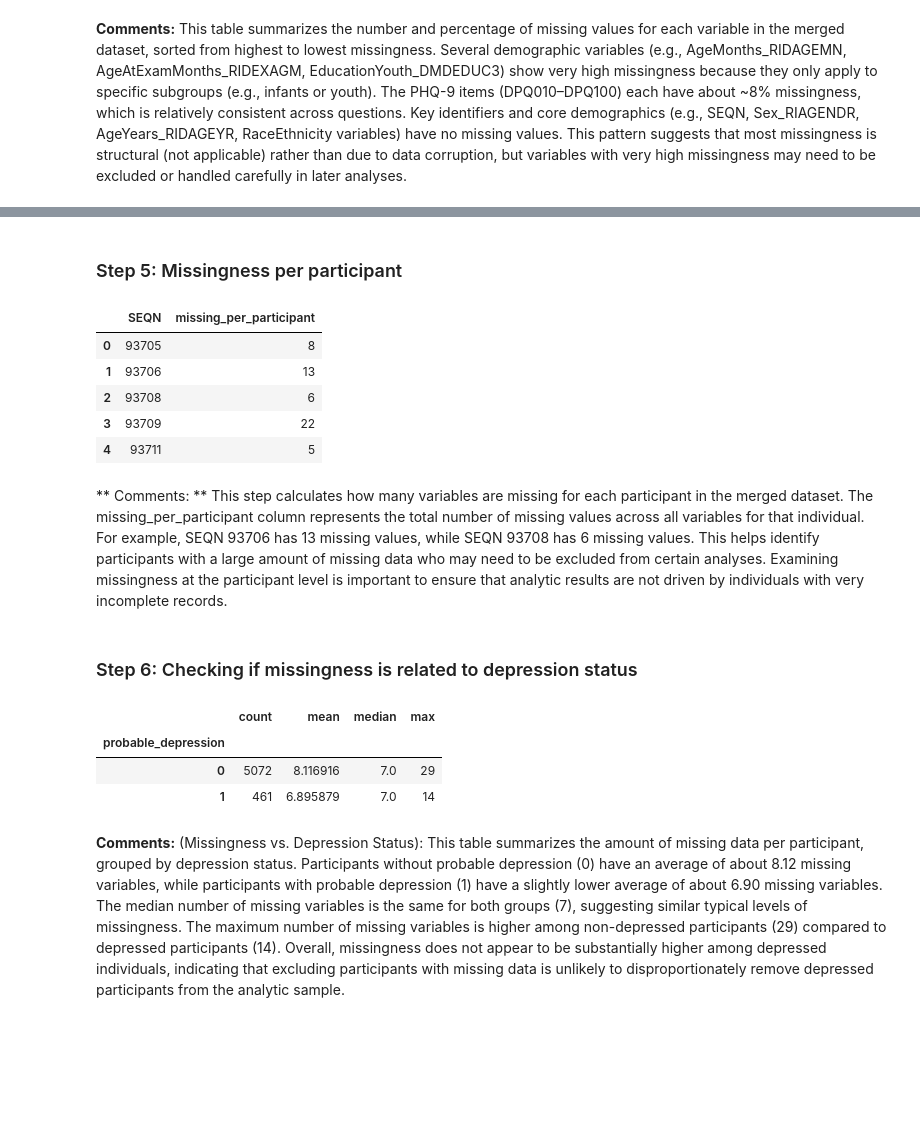
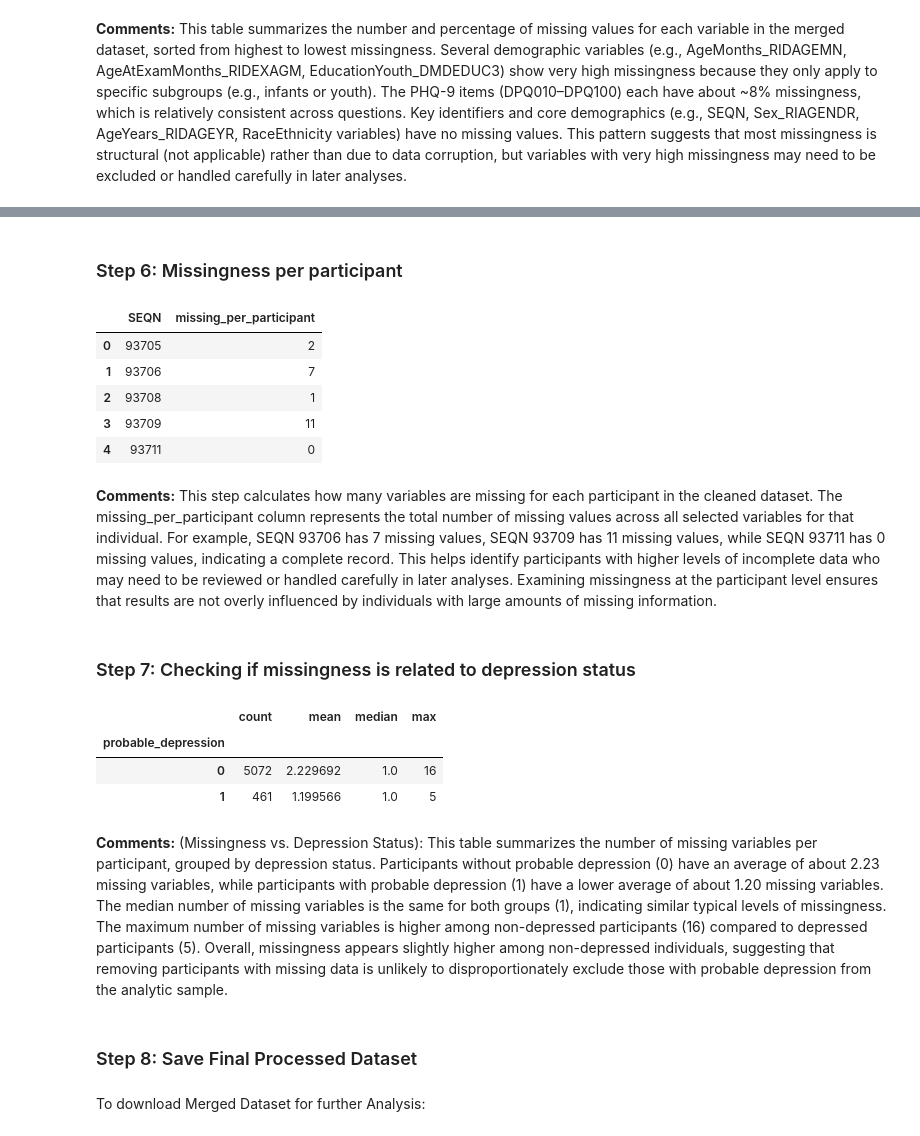
Before and after one commit to Sreyaakm/nhanes-depression-analytics, a Jupyter notebook: notebooks/04_missingness_and_variable_labels.ipynb, the cells around one changed output, grey strips where cells are left out. Cells and saved outputs as stored; diff of their text form; code cells hidden in the pictures; blank space fills up the shorter version.

```diff
--- a/notebooks/04_missingness_and_variable_labels.ipynb
+++ b/notebooks/04_missingness_and_variable_labels.ipynb
@@ -142,26 +214,29 @@ missing_by_var
 # %% [markdown]
-### Step 5: Missingness per participant
+### Step 6: Missingness per participant
 # %%
-df["missing_per_participant"] = df.isna().sum(axis=1)
-df[["SEQN", "missing_per_participant"]].head()
+final_df["missing_per_participant"] = final_df.isna().sum(axis=1)
+final_df[["SEQN", "missing_per_participant"]].head()
 # %% [output]
 |  | SEQN | missing_per_participant |
-| 0 | 93705 | 8 |
-| 1 | 93706 | 13 |
-| 2 | 93708 | 6 |
-| 3 | 93709 | 22 |
-| 4 | 93711 | 5 |
+| 0 | 93705 | 2 |
+| 1 | 93706 | 7 |
+| 2 | 93708 | 1 |
+| 3 | 93709 | 11 |
+| 4 | 93711 | 0 |
 # %% [markdown]
-** Comments: ** This step calculates how many variables are missing for each participant in the merged dataset. The missing_per_participant column represents the total number of missing values across all variables for that individual. For example, SEQN 93706 has 13 missing values, while SEQN 93708 has 6 missing values. This helps identify participants with a large amount of missing data who may need to be excluded from certain analyses. Examining missingness at the participant level is important to ensure that analytic results are not driven by individuals with very incomplete records.
+**Comments:** This step calculates how many variables are missing for each participant in the cleaned dataset. The missing_per_participant column represents the total number of missing values across all selected variables for that individual. For example, SEQN 93706 has 7 missing values, SEQN 93709 has 11 missing values, while SEQN 93711 has 0 missing values, indicating a complete record. This helps identify participants with higher levels of incomplete data who may need to be reviewed or handled carefully in later analyses. Examining missingness at the participant level ensures that results are not overly influenced by individuals with large amounts of missing information.
 # %% [markdown]
-### Step 6: Checking if missingness is related to depression status
+### Step 7: Checking if missingness is related to depression status
 # %%
-df.groupby("probable_depression")["missing_per_participant"].agg(["count", "mean", "median", "max"])
+final_df.groupby("probable_depression")["missing_per_participant"].agg(["count", "mean", "median", "max"])
 # %% [output]
 |  | count | mean | median | max |
 | probable_depression |  |  |  |  |
-| 0 | 5072 | 8.116916 | 7.0 | 29 |
-| 1 | 461 | 6.895879 | 7.0 | 14 |
+| 0 | 5072 | 2.229692 | 1.0 | 16 |
+| 1 | 461 | 1.199566 | 1.0 | 5 |
 # %% [markdown]
-**Comments:** (Missingness vs. Depression Status):
-This table summarizes the amount of missing data per participant, grouped by depression status. Participants without probable depression (0) have an average of about 8.12 missing variables, while participants with probable depression (1) have a slightly lower average of about 6.90 missing variables. The median number of missing variables is the same for both groups (7), suggesting similar typical levels of missingness. The maximum number of missing variables is higher among non-depressed participants (29) compared to depressed participants (14). Overall, missingness does not appear to be substantially higher among depressed individuals, indicating that excluding participants with missing data is unlikely to disproportionately remove depressed participants from the analytic sample.
+**Comments:** (Missingness vs. Depression Status): This table summarizes the number of missing variables per participant, grouped by depression status. Participants without probable depression (0) have an average of about 2.23 missing variables, while participants with probable depression (1) have a lower average of about 1.20 missing variables. The median number of missing variables is the same for both groups (1), indicating similar typical levels of missingness. The maximum number of missing variables is higher among non-depressed participants (16) compared to depressed participants (5). Overall, missingness appears slightly higher among non-depressed individuals, suggesting that removing participants with missing data is unlikely to disproportionately exclude those with probable depression from the analytic sample.
+# %% [markdown]
+### Step 8: Save Final Processed Dataset
+# %% [markdown]
+To download Merged Dataset for further Analysis:
```
Also changed, not shown: parts of 6 cells of this notebook.
